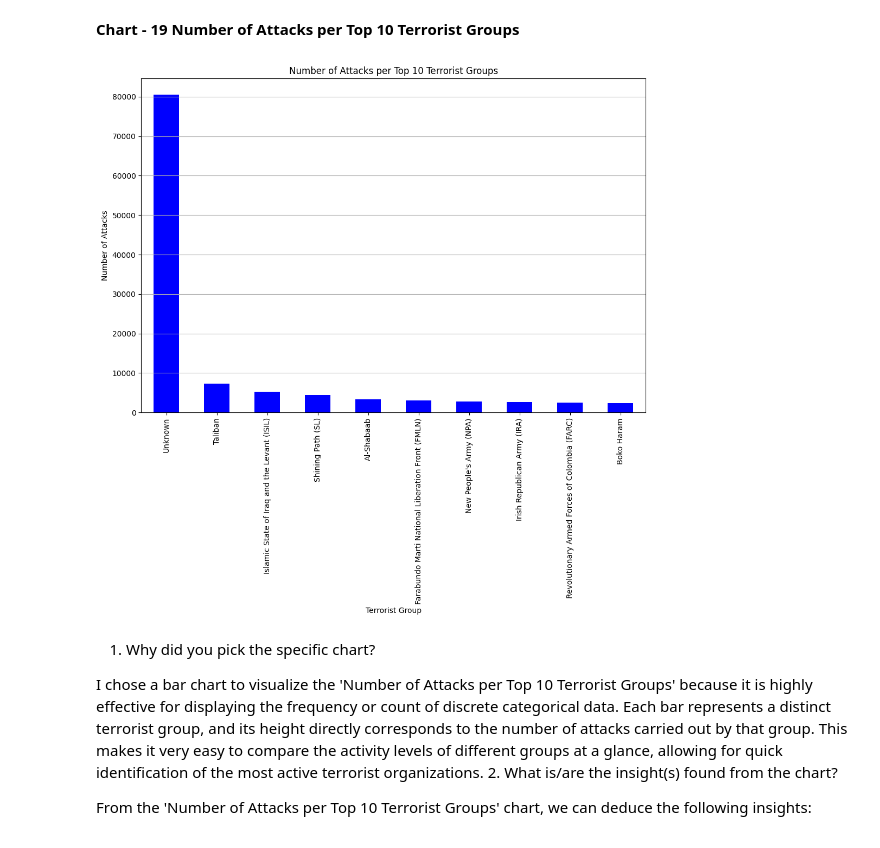
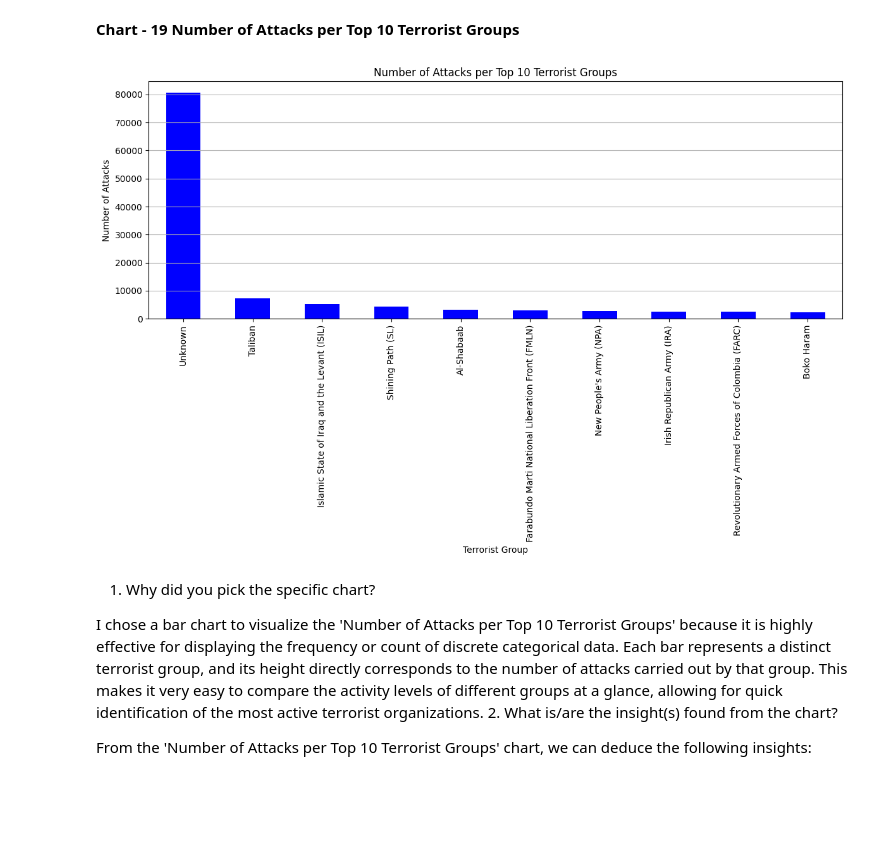
Before and after one commit to Adiba101/DS-ASSIGNMENT3-TERRORISM-, a Jupyter notebook: DS_Assignment3.ipynb, the cells around one changed output. Cells and saved outputs as stored; diff of their text form; code cells hidden in the pictures; blank space fills up the shorter version.

```diff
--- a/DS_Assignment3.ipynb
+++ b/DS_Assignment3.ipynb
@@ -1594,15 +1599,16 @@ Insights Leading to Negative Growth:
 # %%
 group_attacks = df['gname'].value_counts().head(10)
 plt.figure(figsize=(12, 8))
 group_attacks.plot(kind='bar', color='blue')
 plt.title('Number of Attacks per Top 10 Terrorist Groups')
 plt.xlabel('Terrorist Group')
 plt.ylabel('Number of Attacks')
 plt.xticks(rotation=90)
 plt.grid(axis='y')
+plt.tight_layout()
 plt.show()
 # %% [output]
-[figure, old version]
+[figure, new version]
 # %% [markdown]
 
 1. Why did you pick the specific chart?
```
Also changed, not shown: parts of 55 cells of this notebook.
